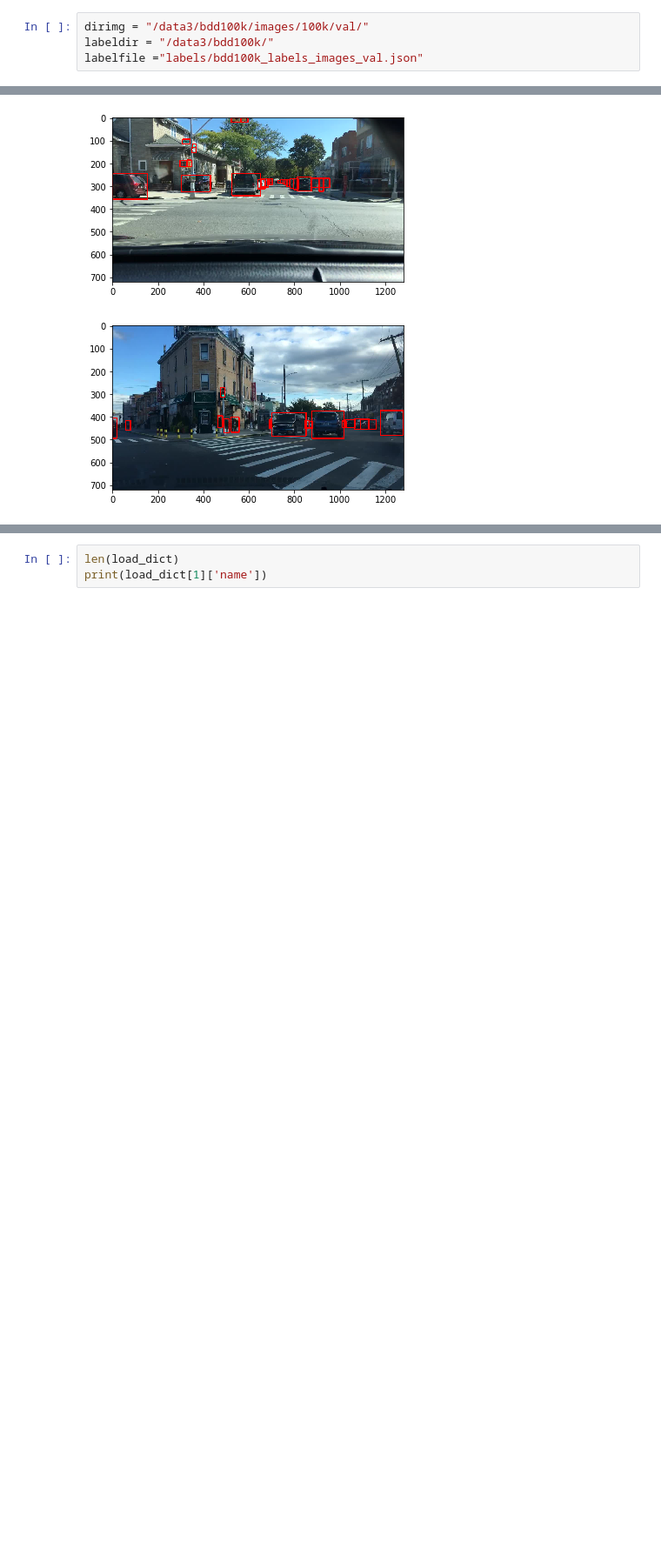
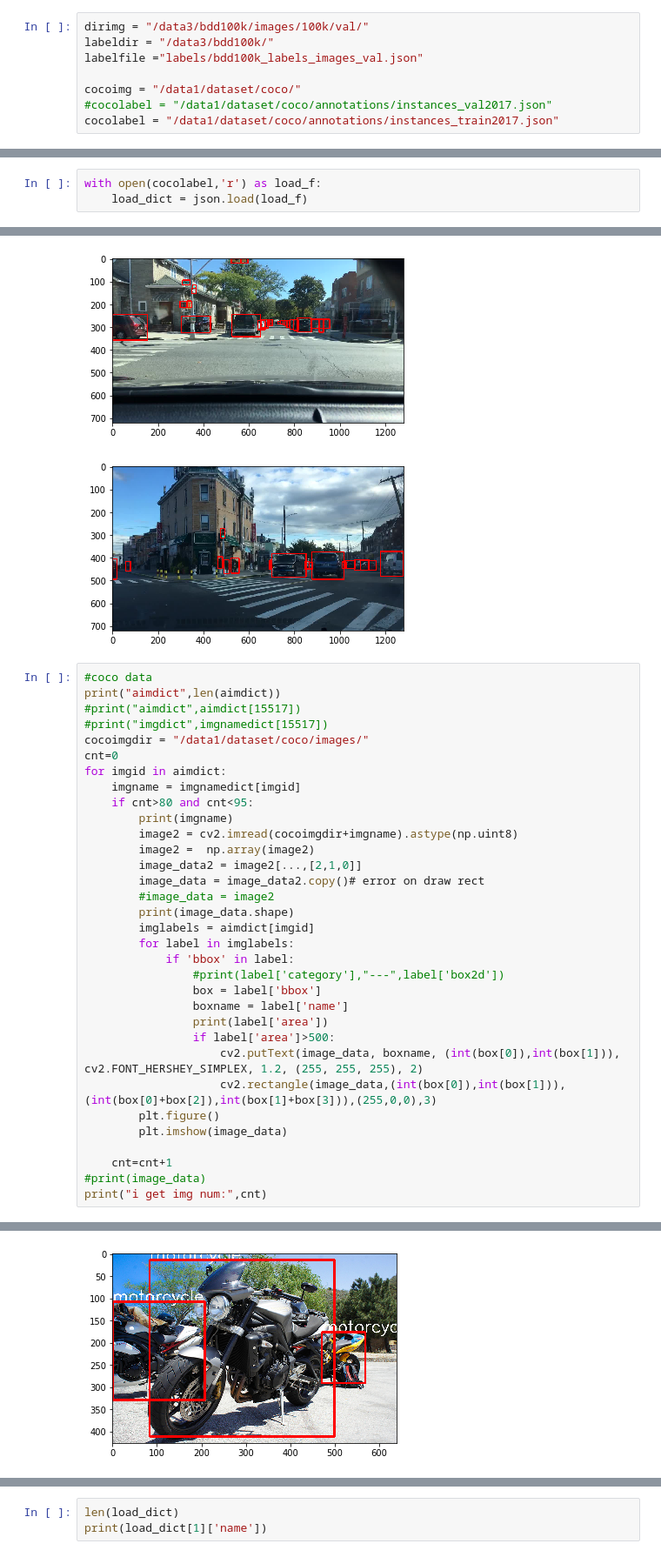
Before and after one commit to exist2disappear/SSD-Tensorflow, a Jupyter notebook: datasets/bdd100_to_tf.ipynb, the cells around one changed output, grey strips where cells are left out. Shown at 87% size. Cells and saved outputs as stored; diff of their text form; blank space fills up the shorter version.

Commit message:
add coco dataset

```diff
--- a/datasets/bdd100_to_tf.ipynb
+++ b/datasets/bdd100_to_tf.ipynb
@@ -12,11 +12,18 @@ os.environ["CUDA_VISIBLE_DEVICES"]=''
 dirimg = "/data3/bdd100k/images/100k/val/"
 labeldir = "/data3/bdd100k/"
 labelfile ="labels/bdd100k_labels_images_val.json"
+
+cocoimg = "/data1/dataset/coco/"
+#cocolabel = "/data1/dataset/coco/annotations/instances_val2017.json"
+cocolabel = "/data1/dataset/coco/annotations/instances_train2017.json"
 # %%
 filename = os.path.join(labeldir, labelfile)
 print(filename)
 # %% [output]
 /data3/bdd100k/labels/bdd100k_labels_images_val.json
+# %%
+with open(cocolabel,'r') as load_f:
+    load_dict = json.load(load_f)
 # %%
 with open(filename,'r') as load_f:
     load_dict = json.load(load_f)
@@ -58,3 +119,37 @@ i get img num: 10000
 [figure]
 [figure]
 [figure]
+# %%
+#coco data
+print("aimdict",len(aimdict))
+#print("aimdict",aimdict[15517])
+#print("imgdict",imgnamedict[15517])
+cocoimgdir = "/data1/dataset/coco/images/"
+cnt=0
+for imgid in aimdict:
+    imgname = imgnamedict[imgid]
+    if cnt>80 and cnt<95:
+        print(imgname)
+        image2 = cv2.imread(cocoimgdir+imgname).astype(np.uint8)
+        image2 =  np.array(image2)
+        image_data2 = image2[...,[2,1,0]]
+        image_data = image_data2.copy()# error on draw rect
+        #image_data = image2
+        print(image_data.shape)
+        imglabels = aimdict[imgid]
+        for label in imglabels:
+            if 'bbox' in label:
+                #print(label['category'],"---",label['box2d'])
+                box = label['bbox']
+                boxname = label['name']
+                print(label['area'])
+                if label['area']>500:
+                    cv2.putText(image_data, boxname, (int(box[0]),int(box[1])), cv2.FONT_HERSHEY_SIMPLEX, 1.2, (255, 255, 255), 2)
+                    cv2.rectangle(image_data,(int(box[0]),int(box[1])),(int(box[0]+box[2]),int(box[1]+box[3])),(255,0,0),3)
+        plt.figure()
+        plt.imshow(image_data)
+
+    cnt=cnt+1
+#print(image_data)
+print("i get img num:",cnt)
+# %% [output]
@@ -60,0 +173 @@ i get img num: 10000
+[figure, added]
```
Also changed, not shown: parts of 2 cells of this notebook, 4 other files.
